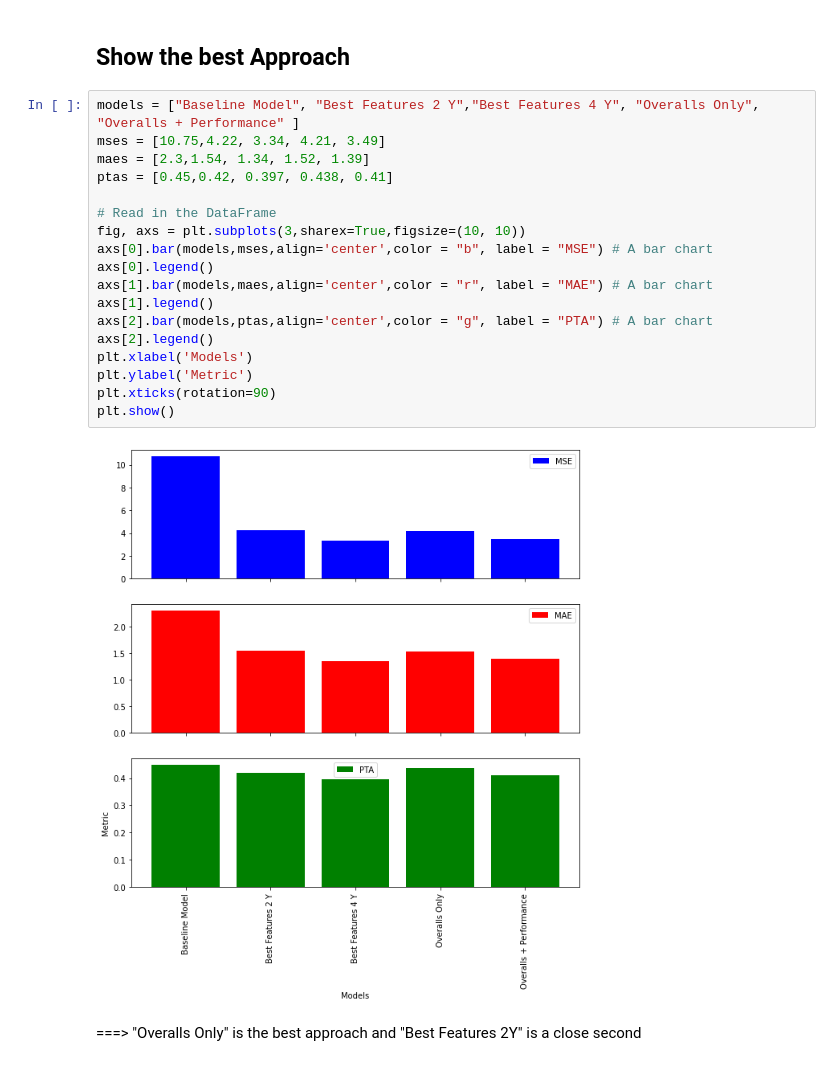
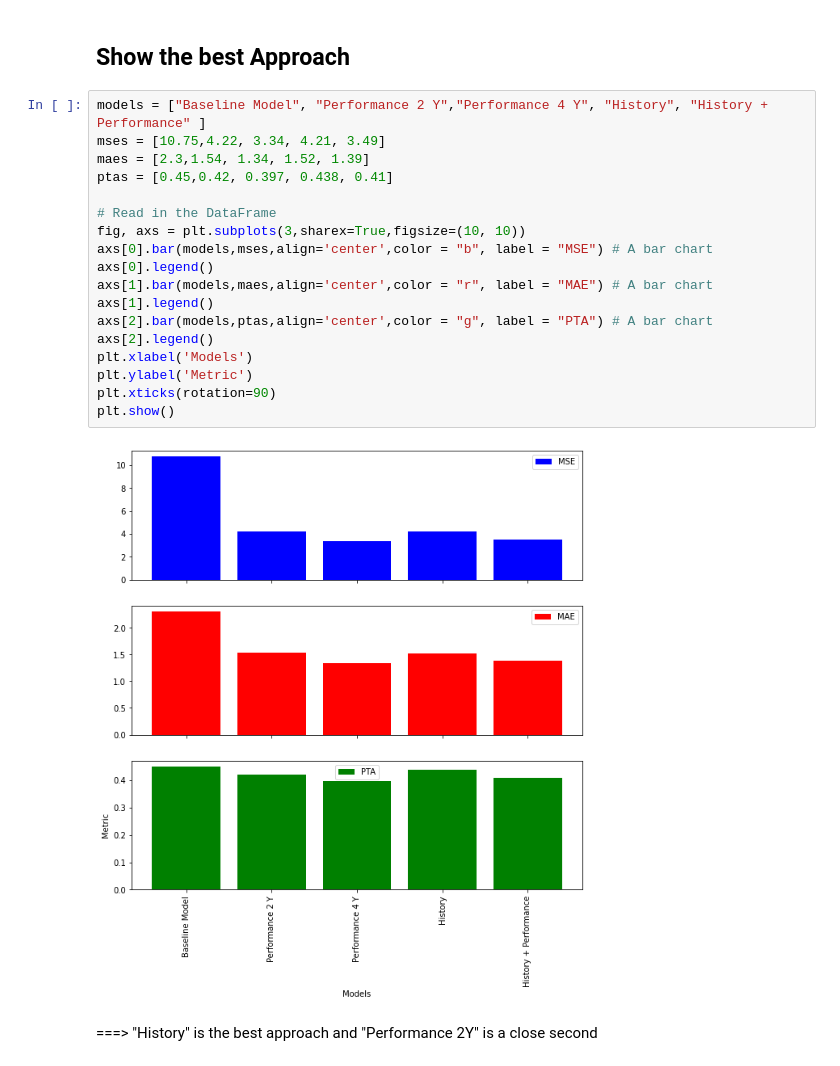
Before and after one commit to helmiAbidi/Football_GoalKeeper_Analysis, a Jupyter notebook: notebooks/predict_FIFA_rating.ipynb, the cells around one changed output. Cells and saved outputs as stored; diff of their text form.

```diff
--- a/notebooks/predict_FIFA_rating.ipynb
+++ b/notebooks/predict_FIFA_rating.ipynb
@@ -964,24 +982,24 @@ MSE: 3.4923291492329147, MAE: 1.397489539748954, PTA: 0.4072524407252441
 # %% [markdown]
 ## Show the best Approach
 # %%
-models = ["Baseline Model", "Best Features 2 Y","Best Features 4 Y", "Overalls Only", "Overalls + Performance" ]
+models = ["Baseline Model", "Performance 2 Y","Performance 4 Y", "History", "History + Performance" ]
 mses = [10.75,4.22, 3.34, 4.21, 3.49]
 maes = [2.3,1.54, 1.34, 1.52, 1.39]
 ptas = [0.45,0.42, 0.397, 0.438, 0.41]
 
 # Read in the DataFrame
 fig, axs = plt.subplots(3,sharex=True,figsize=(10, 10))
 axs[0].bar(models,mses,align='center',color = "b", label = "MSE") # A bar chart
 axs[0].legend()
 axs[1].bar(models,maes,align='center',color = "r", label = "MAE") # A bar chart
 axs[1].legend()
 axs[2].bar(models,ptas,align='center',color = "g", label = "PTA") # A bar chart
 axs[2].legend()
 plt.xlabel('Models')
 plt.ylabel('Metric')
 plt.xticks(rotation=90)
 plt.show()
 # %% [output]
-[figure, old version]
+[figure, new version]
 # %% [markdown]
-===> "Overalls Only" is the best approach and "Best Features 2Y" is a close second
+===> "History" is the best approach and "Performance 2Y" is a close second
```
Also changed, not shown: parts of 5 cells of this notebook, 3 other files.
